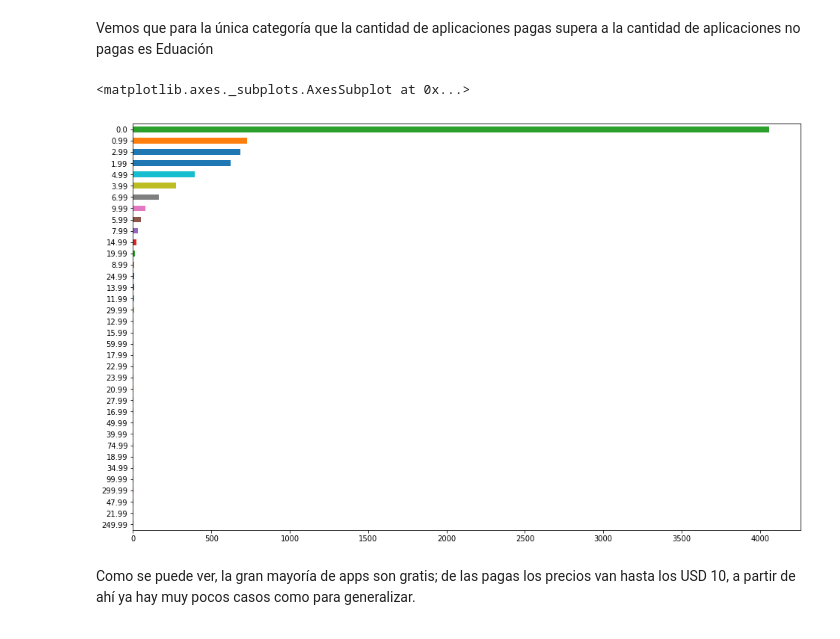
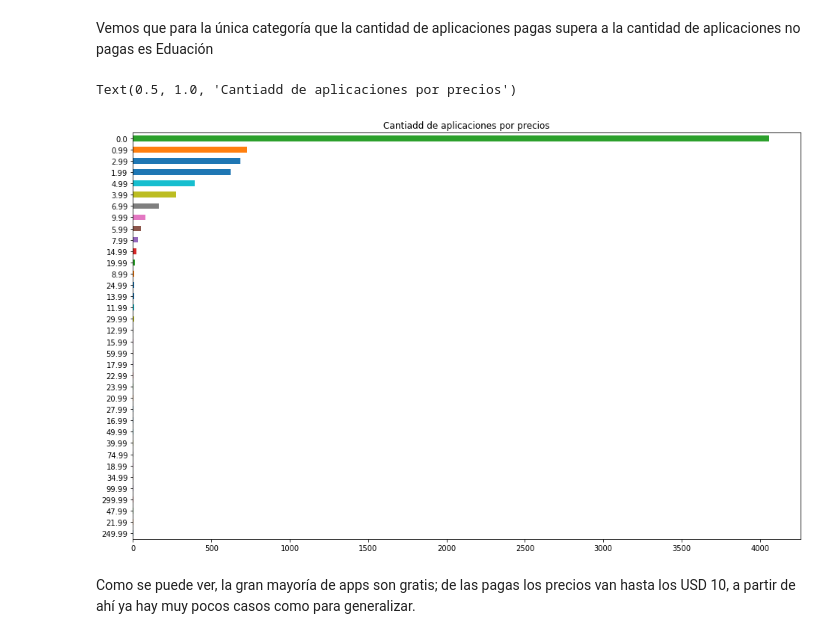
Before and after one commit to rozanecm/7550_tpFinal, a Jupyter notebook: analisis.ipynb, the cells around one changed output. Cells and saved outputs as stored; diff of their text form; code cells hidden in the pictures.

```diff
--- a/analisis.ipynb
+++ b/analisis.ipynb
@@ -233,10 +233,10 @@ plt.show()
 # %% [markdown]
 Vemos que para la única categoría que la cantidad de aplicaciones pagas supera a la cantidad de aplicaciones no pagas es Eduación
 # %%
-apps.price.value_counts(ascending=True).plot(kind='barh', figsize=(16,10))
+apps.price.value_counts(ascending=True).plot(kind='barh', figsize=(16,10)).set_title('Cantiadd de aplicaciones por precios')
 # %% [output]
-<matplotlib.axes._subplots.AxesSubplot at 0x...>
+Text(0.5, 1.0, 'Cantiadd de aplicaciones por precios')
-[figure, old version]
+[figure, new version]
 # %% [markdown]
 Como se puede ver, la gran mayoría de apps son gratis; de las pagas los precios van hasta los USD 10, a partir de ahí ya hay muy pocos casos como para generalizar.
 # %%
```
Also changed, not shown: parts of 18 cells of this notebook.
